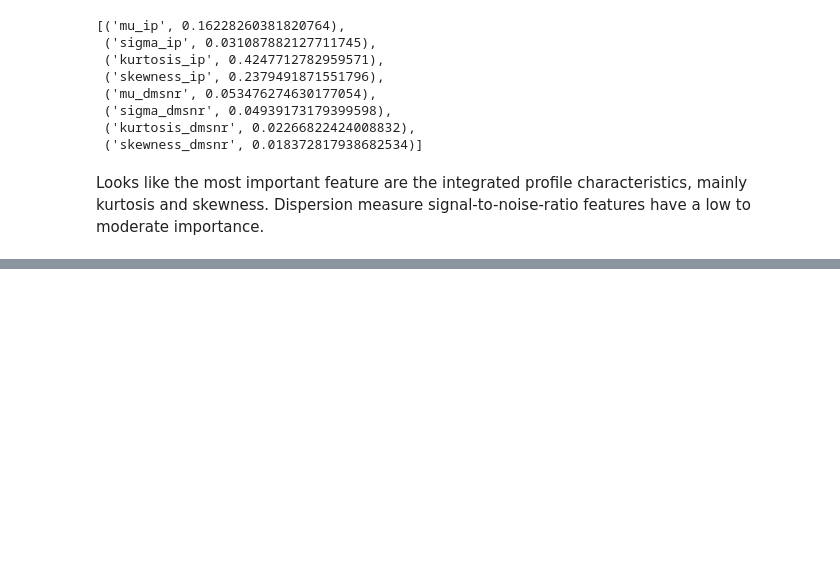
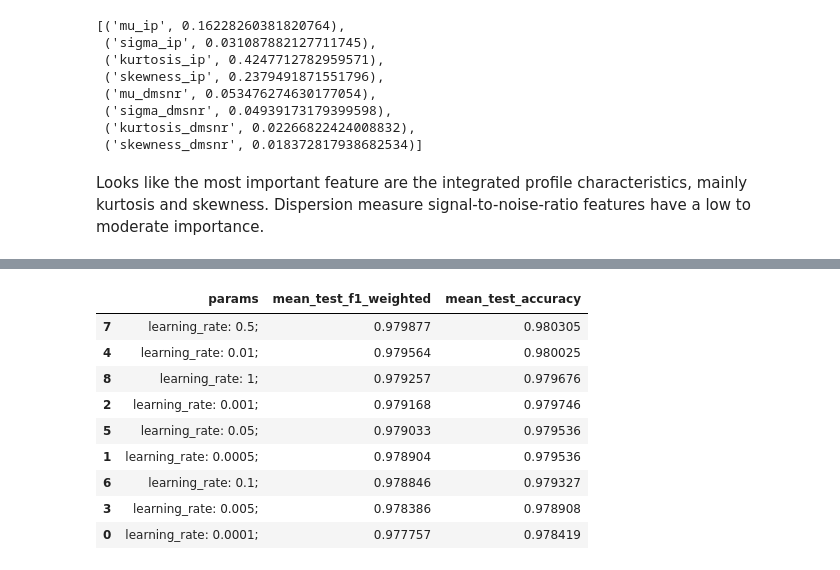
Before and after one commit to aribault/pulsar_classification, a Jupyter notebook: scripts/training.ipynb, the cells around one changed output, grey strips where cells are left out. Saved outputs shown, nothing was run; the diff lists cells and outputs as text; code cells hidden in the pictures; blank space fills up the shorter version.

```diff
--- a/scripts/training.ipynb
+++ b/scripts/training.ipynb
@@ -414,0 +548,16 @@ Looks like the most important feature are the integrated profile characteristics
+# %%
+adab_grid_df = get_cv_df(adab_grid)
+pd.set_option('max_colwidth', 400)
+pd.set_option("display.max_rows", 100)
+adab_grid_df.sort_values(['mean_test_f1_weighted', 'mean_test_accuracy'], ascending=False).head(10)
+# %% [output]
+|  | params | mean_test_f1_weighted | mean_test_accuracy |
+| 7 | learning_rate: 0.5; | 0.979877 | 0.980305 |
+| 4 | learning_rate: 0.01; | 0.979564 | 0.980025 |
+| 8 | learning_rate: 1; | 0.979257 | 0.979676 |
+| 2 | learning_rate: 0.001; | 0.979168 | 0.979746 |
+| 5 | learning_rate: 0.05; | 0.979033 | 0.979536 |
+| 1 | learning_rate: 0.0005; | 0.978904 | 0.979536 |
+| 6 | learning_rate: 0.1; | 0.978846 | 0.979327 |
+| 3 | learning_rate: 0.005; | 0.978386 | 0.978908 |
+| 0 | learning_rate: 0.0001; | 0.977757 | 0.978419 |
```
Also changed, not shown: parts of 13 cells of this notebook, 3 other files.
